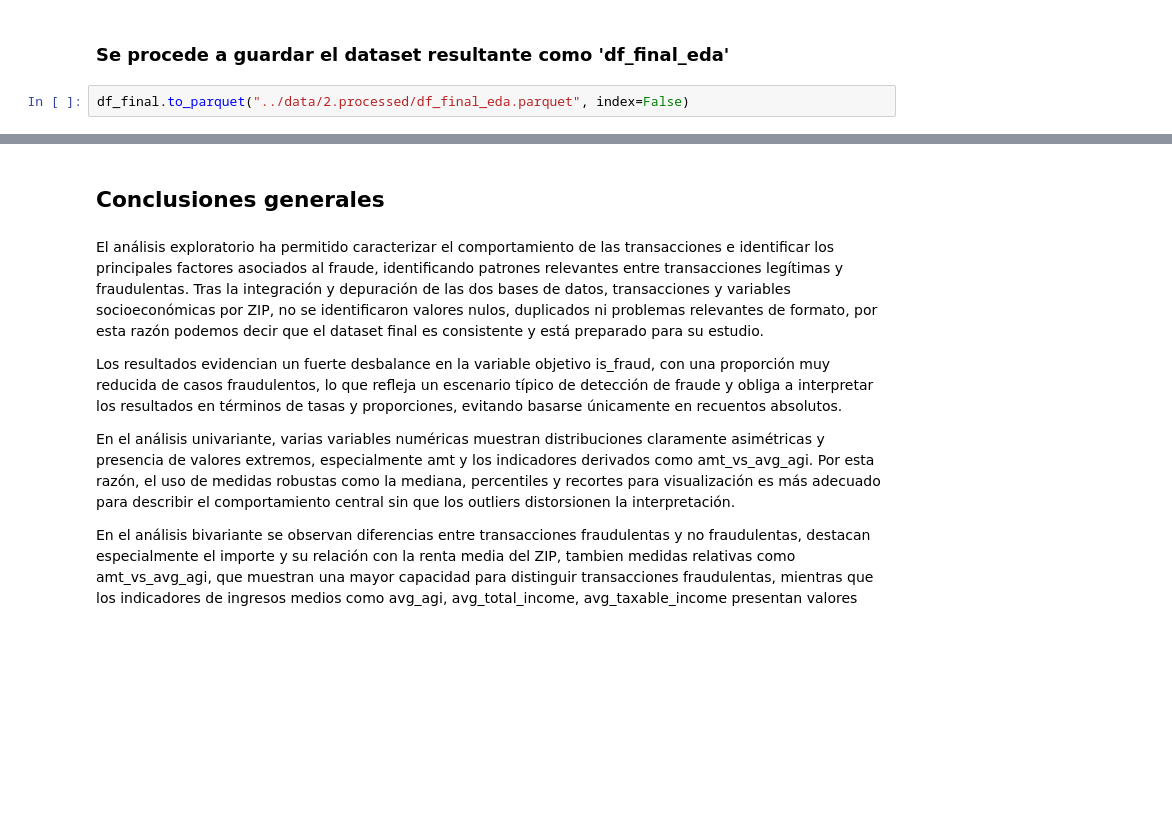
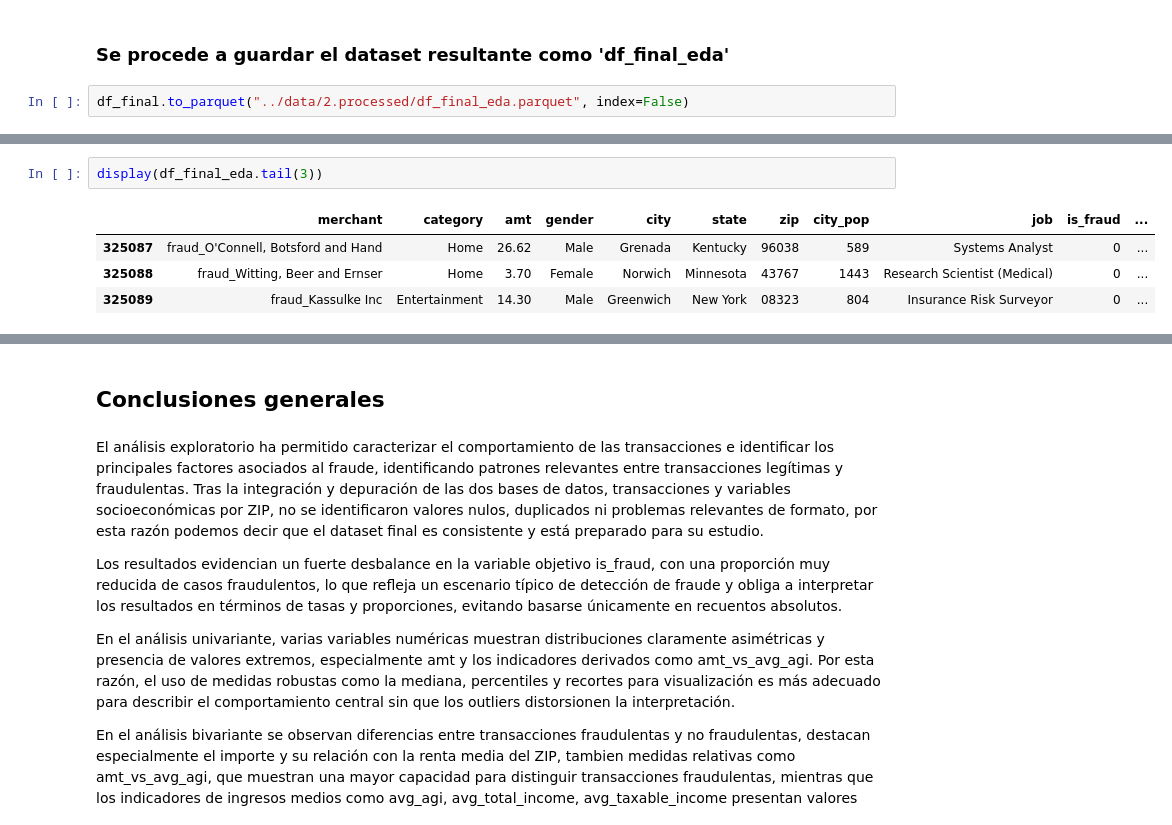
Before and after one commit to C4rl0s1515/Fraud-detection-eda-project, a Jupyter notebook: notebook/0.3_analisis_exploratorio_de_datos.ipynb, the cells around one changed output, grey strips where cells are left out. Drawn from its saved outputs; the diff is of its cells as text; blank space fills up the shorter version.

```diff
--- a/notebook/0.3_analisis_exploratorio_de_datos.ipynb
+++ b/notebook/0.3_analisis_exploratorio_de_datos.ipynb
@@ -1707,0 +1721,7 @@ df_final.to_parquet("../data/2.processed/df_final_eda.parquet", index=False)
+# %%
+display(df_final_eda.tail(3))
+# %% [output]
+|  | merchant | category | amt | gender | city | state | zip | city_pop | job | is_fraud | ... |
+| 325087 | fraud_O'Connell, Botsford and Hand | Home | 26.62 | Male | Grenada | Kentucky | 96038 | 589 | Systems Analyst | 0 | ... |
+| 325088 | fraud_Witting, Beer and Ernser | Home | 3.70 | Female | Norwich | Minnesota | 43767 | 1443 | Research Scientist (Medical) | 0 | ... |
+| 325089 | fraud_Kassulke Inc | Entertainment | 14.30 | Male | Greenwich | New York | 08323 | 804 | Insurance Risk Surveyor | 0 | ... |
```
Also changed, not shown: parts of 8 cells of this notebook.
